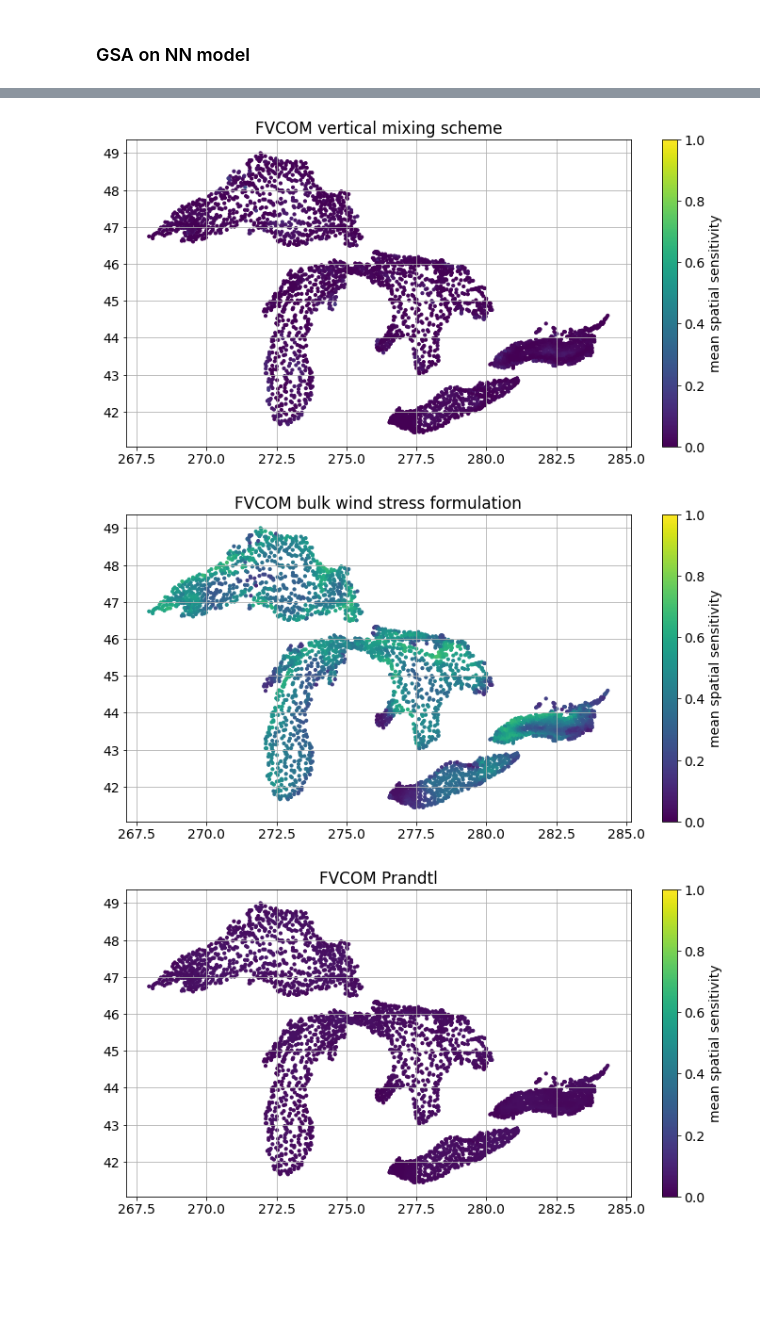
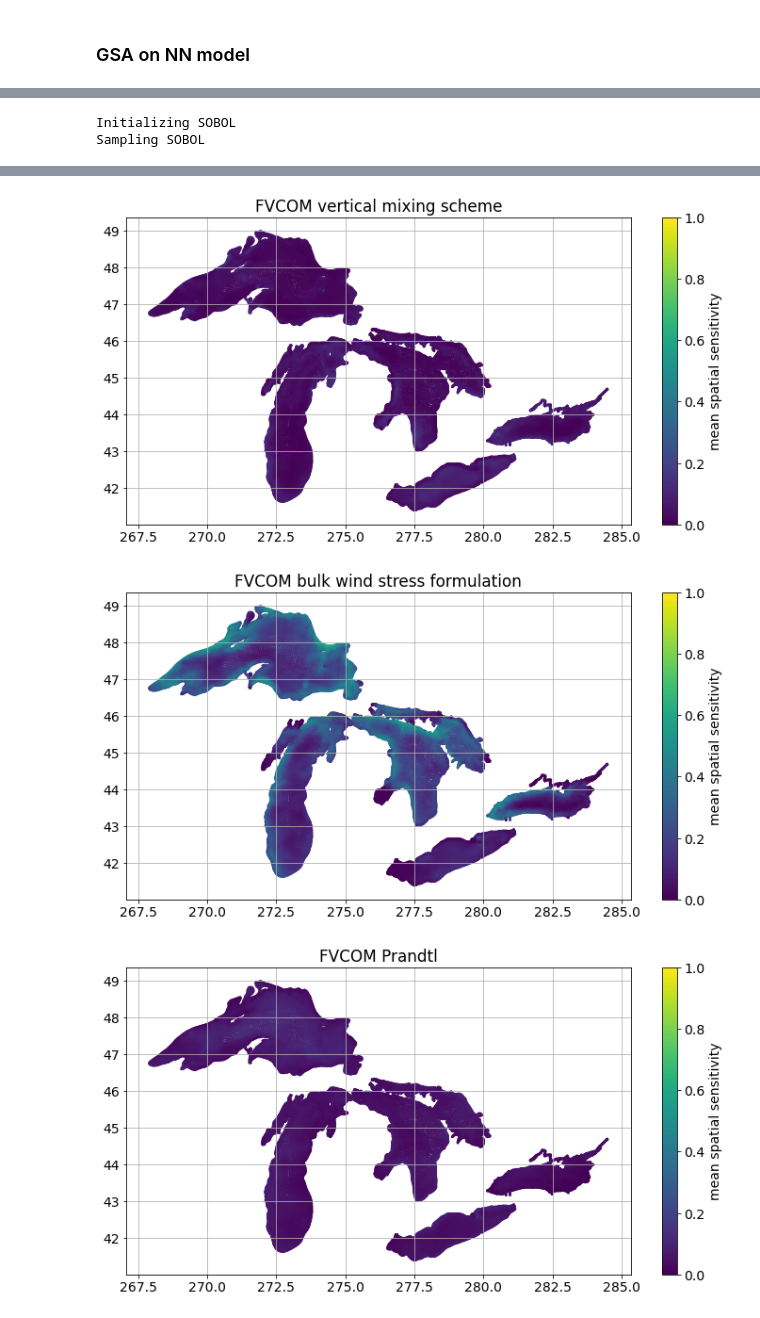
Before and after one commit to WPringle/GreatLakes_CoupledModelUQ, a Jupyter notebook: workflow/daily_global_LST_surrogate_analysis.ipynb, the cells around one changed output, grey strips where cells are left out. Saved outputs shown, nothing was run; the diff lists cells and outputs as text; code cells hidden in the pictures; blank space fills up the shorter version.

```diff
--- a/workflow/daily_global_LST_surrogate_analysis.ipynb
+++ b/workflow/daily_global_LST_surrogate_analysis.ipynb
@@ -297,7 +326,9 @@ for var in [WRF_PBL_SFCLAY, WRF_RA, FVCOM_WindStress, WRF_LM]:
 # %%
 # Polynomial Chaos
+from sklearn.model_selection import KFold
 kl_surrogate['PC'] = make_pc_surrogate_model(
     train_x, klxi_train, polynomial_order=polynomial_order, regressor=regression_type,
+    cv=KFold(),
 )
 # %%
 # Checking PC accuracy in KL space
@@ -607,0 +1061,28 @@ plt.show()
+# %%
+ens_min = [None] * (len(lake_dict)+1)
+ens_max = [None] * (len(lake_dict)+1)
+for rdx, run in enumerate(train_dict['LST']):
+    tdx = (run[0] >= ts) & (run[0] < te)
+    value_temp = run[1].isel(time=tdx).mean(dim='node').values
+
+    plt.plot(value_temp)
+    plt.ylim([0, 30])
+
+    if rdx == 0:
+        ens_min[-1] = value_temp
+        ens_max[-1] = value_temp
+    else:
+        ens_min[-1] = minimum(value_temp,ens_min[-1])
+        ens_max[-1] = maximum(value_temp,ens_max[-1])
+
+    for ldx, lake in enumerate(lake_dict):
+        value_temp = run[1].isel(time=tdx,node=lake_dict[lake]).mean(dim='node').values
+        if rdx == 0:
+            ens_min[ldx] = value_temp
+            ens_max[ldx] = value_temp
+        else:
+            ens_min[ldx] = minimum(value_temp,ens_min[ldx])
+            ens_max[ldx] = maximum(value_temp,ens_max[ldx])
+
+plt.plot(ens_min[-1],'k-')
+plt.plot(ens_max[-1],'r--')
@@ -608,2 +1141,2 @@ plt.show()
 # %%
-point_array = range(0,surrogate_model_x.shape[0],10)
+point_array = range(0,surrogate_model_x.shape[0],1)
@@ -619,10 +1146,21 @@ Sampling SOBOL
+# %%
+# get sensitivity for NN surrogate
+kl_dict = {'eigenmodes': eigenmodes_reshape.mean(axis=1)[:,point_array],
+           'eigenvalues': eigenvalues,
+           'mean_vector': mean_vector_reshape.mean(axis=0)[point_array],
+          }
+sens_sobol_x_nn, this_min, this_max = compute_sensitivities(kl_surrogate['NN'], train_x, sample_size=1000,
+                                                     kl_dict=kl_dict)
+# %% [output]
+Initializing SOBOL
+Sampling SOBOL
 # %%
 for pdx,pname in enumerate(pnames):
     fig = plt.figure(figsize=(12,6))
     plt.scatter(train_dict['LST'][0][1].lon[point_array],
              train_dict['LST'][0][1].lat[point_array],
-             s=10,
-             c=sens_sobol_x['total'][:,pdx],
+             s=2,
+             c=sens_sobol_x_nn['total'][:,pdx],
              vmin=0,vmax=1.0)
 
     plt.title(f'{pname}')
@@ -638,3 +1176,3 @@ for pdx,pname in enumerate(pnames):
-[figure, old version]
+[figure, new version]
-[figure, old version]
+[figure, new version]
-[figure, old version]
+[figure, new version]
```
Also changed, not shown: parts of 43 cells of this notebook, 3 other files.
